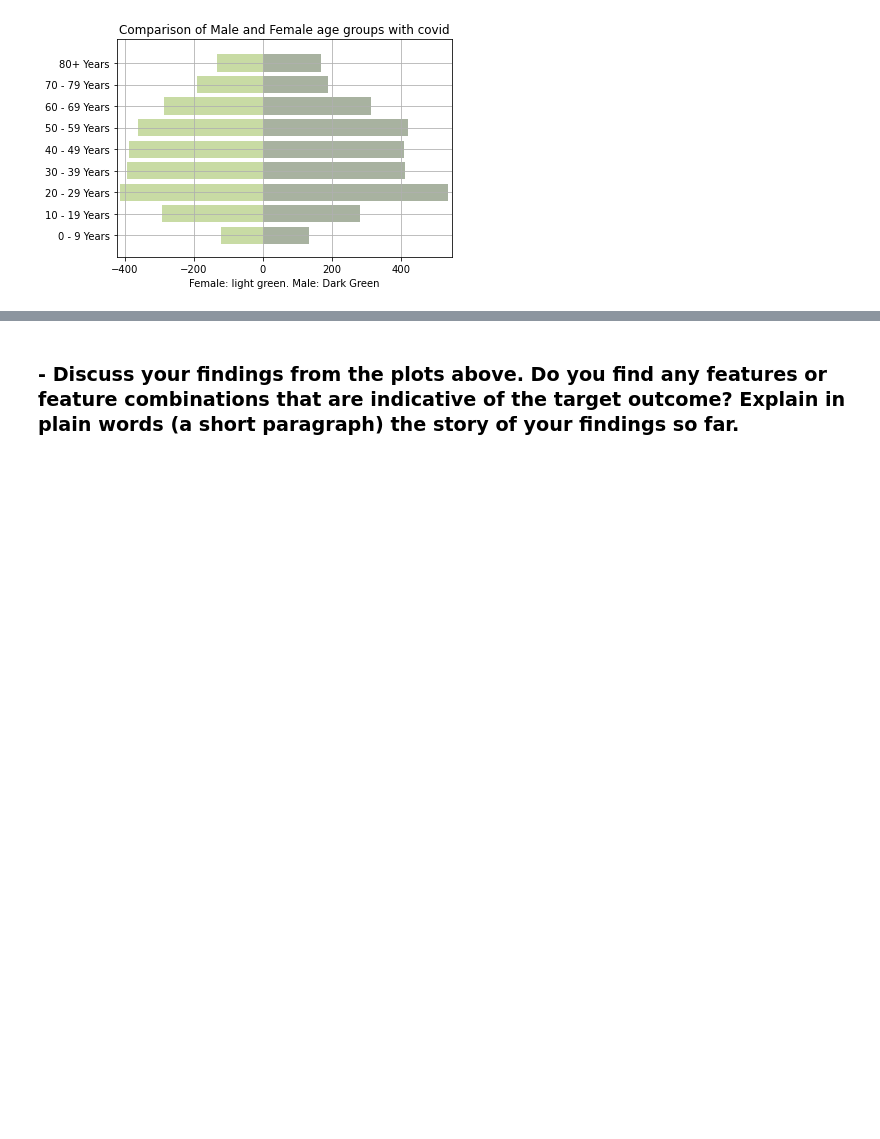
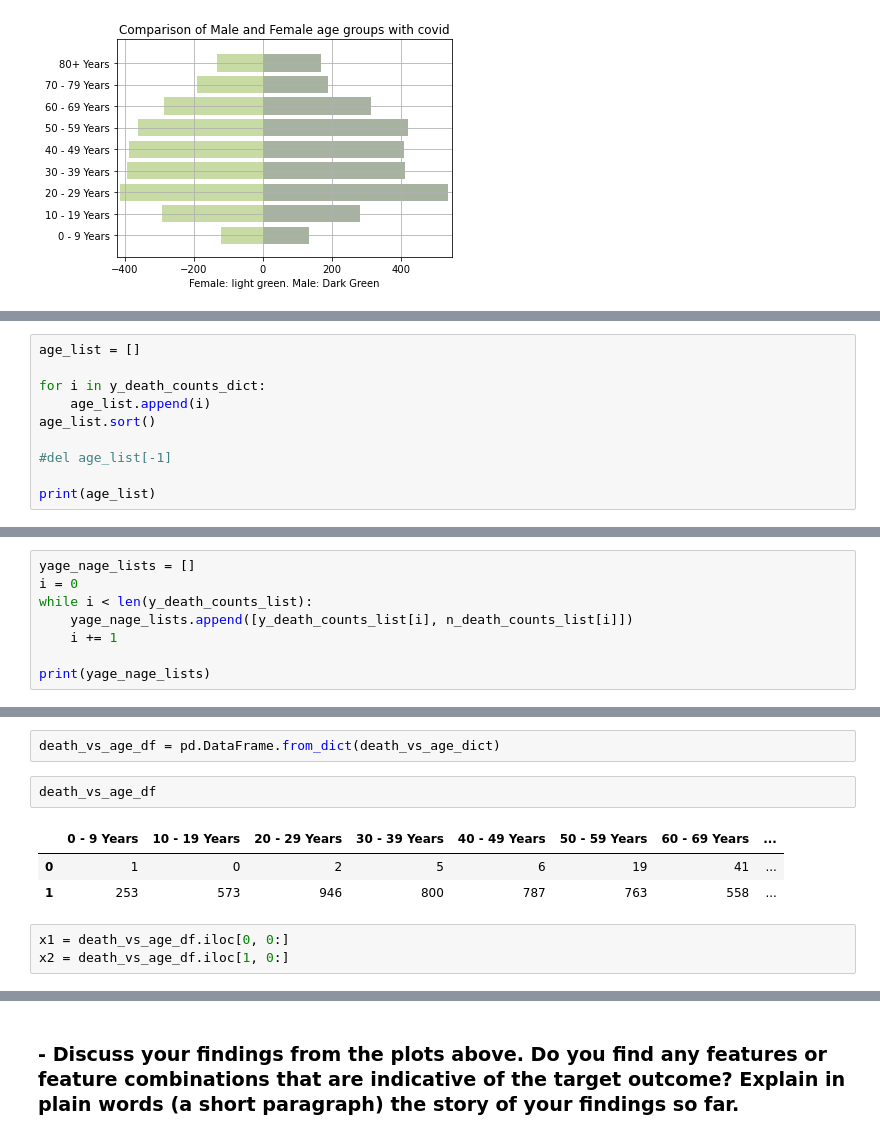
Before and after one commit to Jamtd1/DataAnalytics-Data-Analysing, a Jupyter notebook: Assignment 1/Homework1/2020-Homework1-Notebook-Cont.ipynb, the cells around one changed output, grey strips where cells are left out. Cells and saved outputs as stored; diff of their text form; blank space fills up the shorter version.

```diff
--- a/Assignment 1/Homework1/2020-Homework1-Notebook-Cont.ipynb
+++ b/Assignment 1/Homework1/2020-Homework1-Notebook-Cont.ipynb
@@ -1071,0 +1144,10 @@ plt.show()
+# %%
+age_list = []
+
+for i in y_death_counts_dict:
+    age_list.append(i)
+age_list.sort()
+
+#del age_list[-1]
+
+print(age_list)
@@ -1071,0 +1156,8 @@ plt.show()
+# %%
+yage_nage_lists = []
+i = 0
+while i < len(y_death_counts_list):
+    yage_nage_lists.append([y_death_counts_list[i], n_death_counts_list[i]])
+    i += 1
+
+print(yage_nage_lists)
@@ -1071,0 +1176,11 @@ plt.show()
+# %%
+death_vs_age_df = pd.DataFrame.from_dict(death_vs_age_dict)
+# %%
+death_vs_age_df
+# %% [output]
+|  | 0 - 9 Years | 10 - 19 Years | 20 - 29 Years | 30 - 39 Years | 40 - 49 Years | 50 - 59 Years | 60 - 69 Years | ... |
+| 0 | 1 | 0 | 2 | 5 | 6 | 19 | 41 | ... |
+| 1 | 253 | 573 | 946 | 800 | 787 | 763 | 558 | ... |
+# %%
+x1 = death_vs_age_df.iloc[0, 0:]
+x2 = death_vs_age_df.iloc[1, 0:]
```
Also changed, not shown: parts of 14 cells of this notebook.
